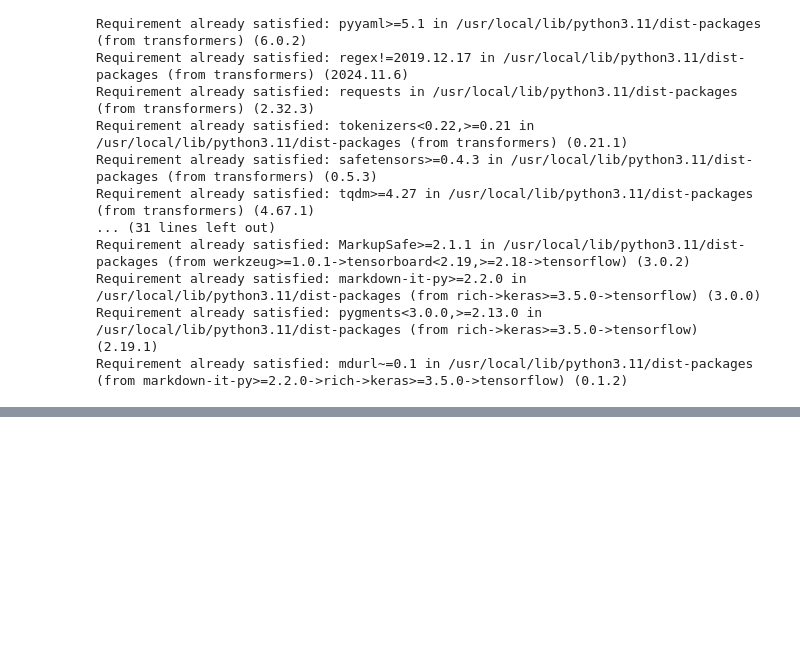
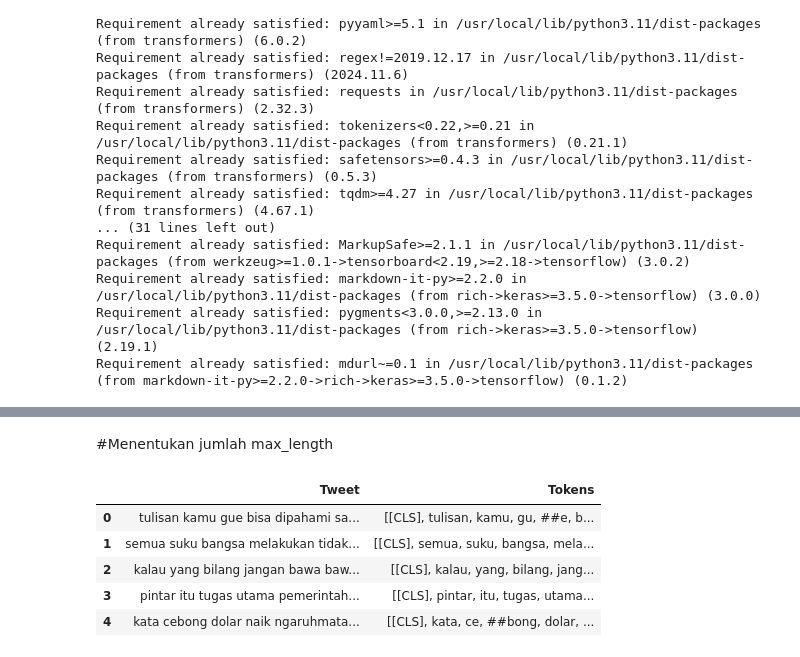
Before and after one commit to TugasAkhir-HateSpeechDetection/HateSpeechDetection-ML, a Jupyter notebook: HateSpeech_Tokenization.ipynb, the cells around one changed output, grey strips where cells are left out. Drawn from its saved outputs; the diff is of its cells as text; code cells hidden in the pictures; blank space fills up the shorter version.

Commit message:
menambahkan analisa untuk mementukan max_length tokenisasi

```diff
--- a/HateSpeech_Tokenization.ipynb
+++ b/HateSpeech_Tokenization.ipynb
@@ -41,0 +58,32 @@ If your task is similar to the task the model of the checkpoint was trained on,
+# %% [markdown]
+#Menentukan jumlah max_length
+# %%
+# Membaca data dan menyalin ke variabel baru
+tokenized_data = data.copy()
+
+# Konversi kolom 'Tweet' ke list of string
+texts = tokenized_data['Tweet'].astype(str).tolist()
+
+# Tokenisasi per kalimat, ubah ke bentuk tokens (string token, bukan ID)
+tokens_list = []
+for text in texts:
+    encoded = tokenizer(text)  # max_length opsional
+    tokens = tokenizer.convert_ids_to_tokens(encoded['input_ids'])
+    tokens_list.append(tokens)
+
+# Simpan hasil tokenisasi ke kolom baru di dataframe
+tokenized_data['Tokens'] = tokens_list
+
+
+tokenized_data = tokenized_data.drop(columns=['HS', 'Abusive', 'HS_Individual', 'HS_Group', 'HS_Religion', 'HS_Race', 'HS_Physical', 'HS_Gender', 'HS_Other'])
+
+# Contoh menampilkan 5 tweet pertama beserta tokennya
+pd.set_option('display.max_colwidth', None)
+tokenized_data.head()
+# %% [output]
+|  | Tweet | Tokens |
+| 0 | tulisan kamu gue bisa dipahami sa... | [[CLS], tulisan, kamu, gu, ##e, b... |
+| 1 | semua suku bangsa melakukan tidak... | [[CLS], semua, suku, bangsa, mela... |
+| 2 | kalau yang bilang jangan bawa baw... | [[CLS], kalau, yang, bilang, jang... |
+| 3 | pintar itu tugas utama pemerintah... | [[CLS], pintar, itu, tugas, utama... |
+| 4 | kata cebong dolar naik ngaruhmata... | [[CLS], kata, ce, ##bong, dolar, ... |
```
Also changed, not shown: parts of 16 cells of this notebook.
